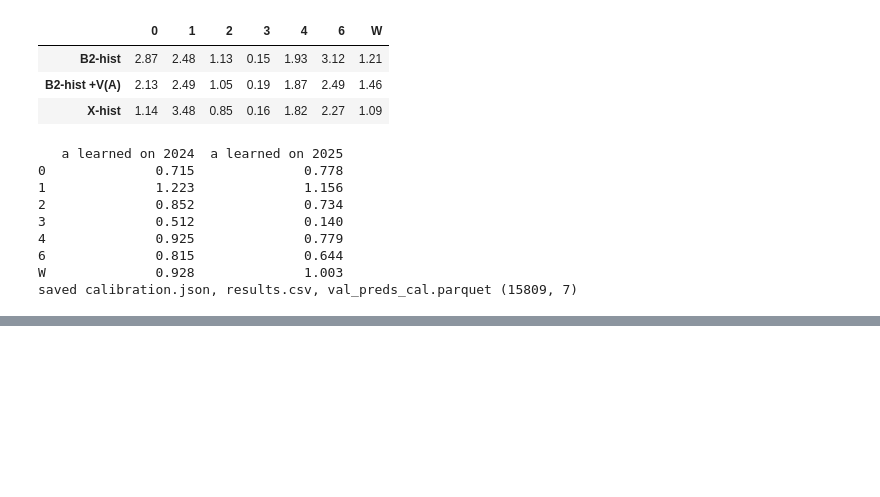
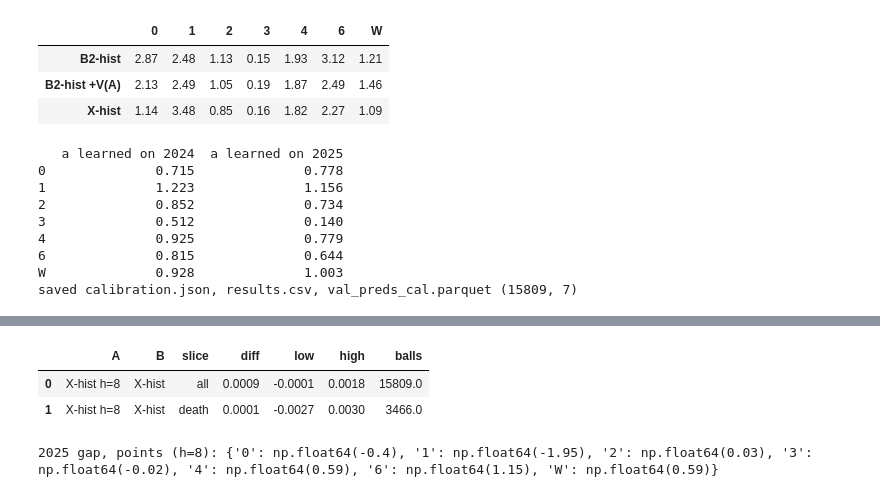
Before and after one commit to arjunnamburi/ml_death_overs_ipl, a Jupyter notebook: notebooks/models.ipynb, the cells around one changed output, grey strips where cells are left out. Saved outputs shown, nothing was run; the diff lists cells and outputs as text; code cells hidden in the pictures; blank space fills up the shorter version.

```diff
--- a/notebooks/models.ipynb
+++ b/notebooks/models.ipynb
@@ -1860,0 +1960,13 @@ saved calibration.json, results.csv, val_preds_cal.parquet (15809, 7)
+# %%
+rows, w = rows_and_weights(TR, 2024, ('h', 8))                     # same h, moved forward a year
+m8 = xgb.XGBClassifier(**BASE_PARAMS, **BEST, n_estimators=int(grid.loc['h=8', 'trees']))
+m8.fit(d.loc[rows, FEAT_HIST], d.loc[rows, 'y'], sample_weight=w, verbose=False)
+P_h8 = m8.predict_proba(d.loc[VA, FEAT_HIST])
+evaluate('X-hist h=8', P_h8, VA, 'val')
+display(paired_rows([('X-hist h=8', 'X-hist')]))
+print('2025 gap, points (h=8):', dict(zip(NAMES, np.round(100 * P_h8.mean(axis=0) - act25, 2))))
+# %% [output]
+|  | A | B | slice | diff | low | high | balls |
+| 0 | X-hist h=8 | X-hist | all | 0.0009 | -0.0001 | 0.0018 | 15809.0 |
+| 1 | X-hist h=8 | X-hist | death | 0.0001 | -0.0027 | 0.0030 | 3466.0 |
+2025 gap, points (h=8): {'0': np.float64(-0.4), '1': np.float64(-1.95), '2': np.float64(0.03), '3': np.float64(-0.02), '4': np.float64(0.59), '6': np.float64(1.15), 'W': np.float64(0.59)}
```
Also changed, not shown: parts of 20 cells of this notebook.
